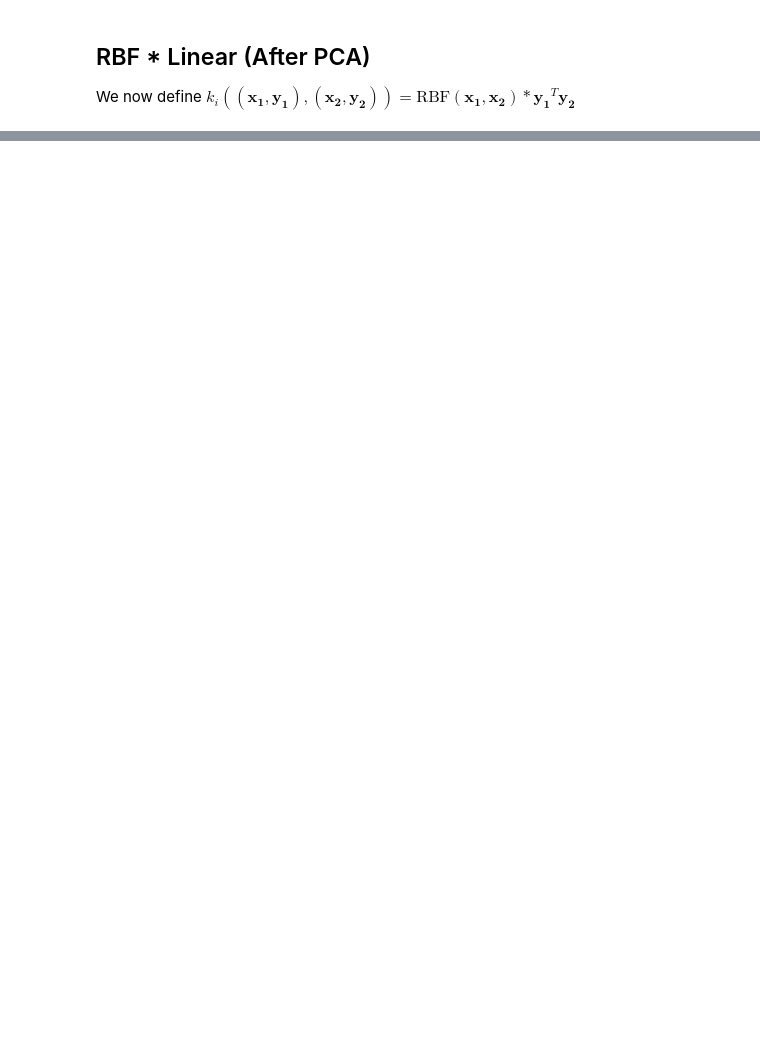
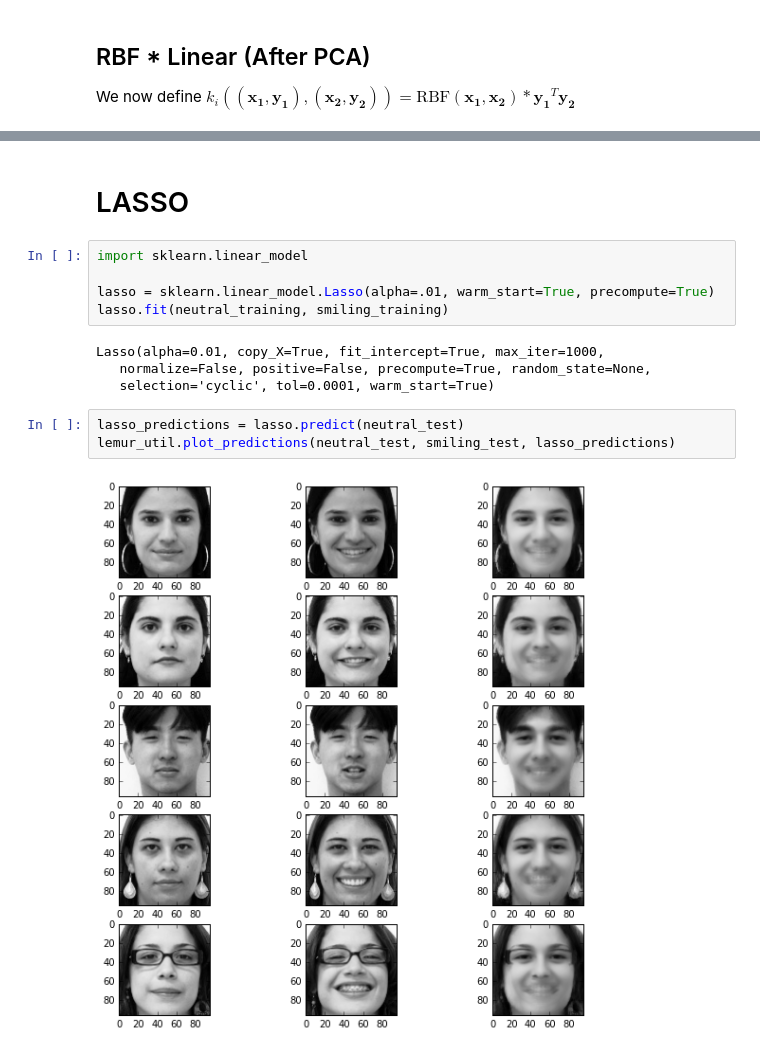
Before and after one commit to ehlemur-zz/BP, a Jupyter notebook: Structured Output Prediction (Faces).ipynb, the cells around one changed output, grey strips where cells are left out. Saved outputs shown, nothing was run; the diff lists cells and outputs as text; blank space fills up the shorter version.

```diff
--- a/Structured Output Prediction (Faces).ipynb
+++ b/Structured Output Prediction (Faces).ipynb
@@ -306,0 +329,16 @@ feature 2000
+# %% [markdown]
+# LASSO
+# %%
+import sklearn.linear_model
+
+lasso = sklearn.linear_model.Lasso(alpha=.01, warm_start=True, precompute=True)
+lasso.fit(neutral_training, smiling_training)
+# %% [output]
+Lasso(alpha=0.01, copy_X=True, fit_intercept=True, max_iter=1000,
+   normalize=False, positive=False, precompute=True, random_state=None,
+   selection='cyclic', tol=0.0001, warm_start=True)
+# %%
+lasso_predictions = lasso.predict(neutral_test)
+lemur_util.plot_predictions(neutral_test, smiling_test, lasso_predictions)
+# %% [output]
+[figure, added]
```
Also changed, not shown: parts of 9 cells of this notebook.
